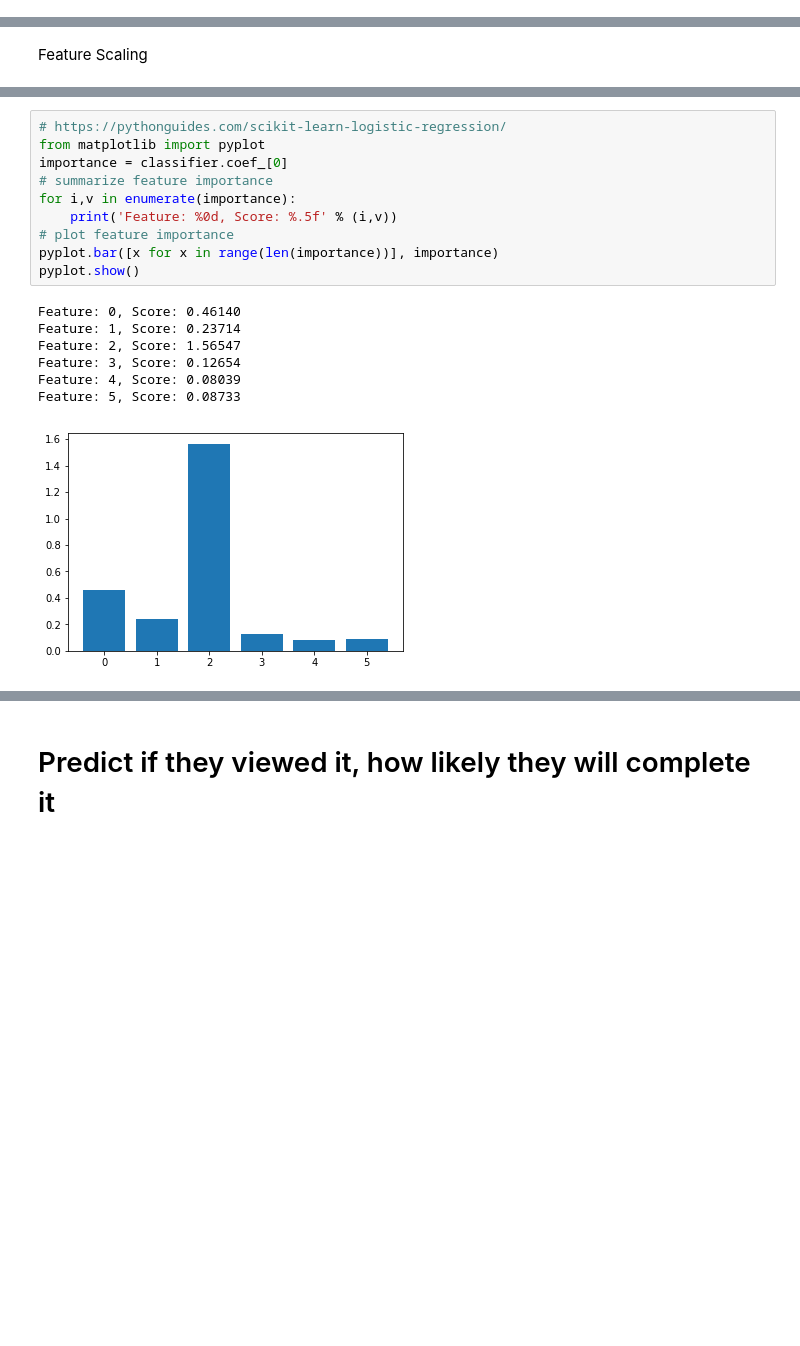
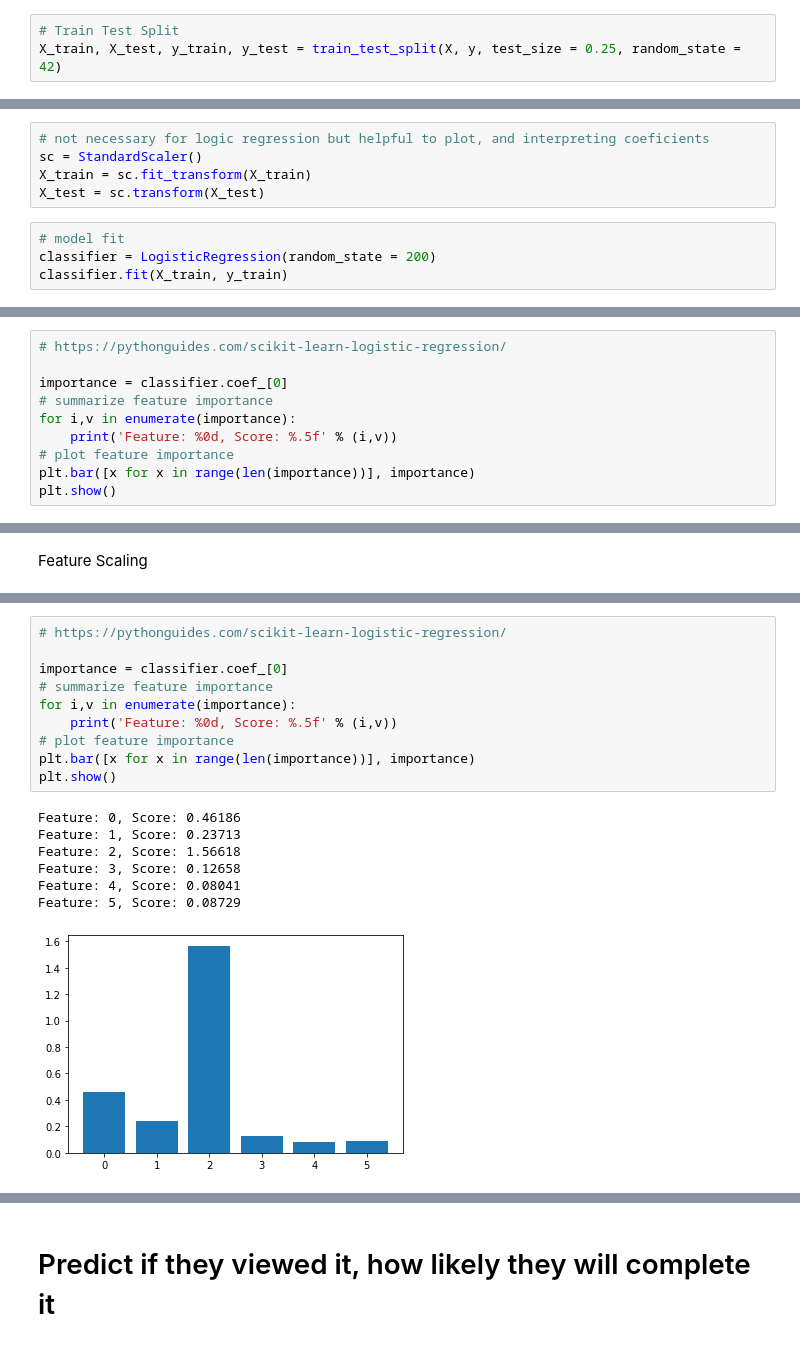
Before and after one commit to unafoca/udacity_ds_capstone, a Jupyter notebook: Starbucks_Capstone_notebook.ipynb, the cells around one changed output, grey strips where cells are left out. Drawn from its saved outputs; the diff is of its cells as text; blank space fills up the shorter version.

```diff
--- a/Starbucks_Capstone_notebook.ipynb
+++ b/Starbucks_Capstone_notebook.ipynb
@@ -608,0 +505,3 @@ dataset.head()
+# %%
+# Train Test Split
+X_train, X_test, y_train, y_test = train_test_split(X, y, test_size = 0.25, random_state = 42)
@@ -608,0 +510,9 @@ dataset.head()
+# %%
+# not necessary for logic regression but helpful to plot, and interpreting coeficients
+sc = StandardScaler()
+X_train = sc.fit_transform(X_train)
+X_test = sc.transform(X_test)
+# %%
+# model fit
+classifier = LogisticRegression(random_state = 200)
+classifier.fit(X_train, y_train)
@@ -608,0 +543,10 @@ dataset.head()
+# %%
+# https://pythonguides.com/scikit-learn-logistic-regression/
+
+importance = classifier.coef_[0]
+# summarize feature importance
+for i,v in enumerate(importance):
+    print('Feature: %0d, Score: %.5f' % (i,v))
+# plot feature importance
+plt.bar([x for x in range(len(importance))], importance)
+plt.show()
@@ -692,19 +657,19 @@ f1_score(y_test, y_pred)
 # %%
 # https://pythonguides.com/scikit-learn-logistic-regression/
-from matplotlib import pyplot
+
 importance = classifier.coef_[0]
 # summarize feature importance
 for i,v in enumerate(importance):
     print('Feature: %0d, Score: %.5f' % (i,v))
 # plot feature importance
-pyplot.bar([x for x in range(len(importance))], importance)
-pyplot.show()
+plt.bar([x for x in range(len(importance))], importance)
+plt.show()
 # %% [output]
-Feature: 0, Score: 0.46140
-Feature: 1, Score: 0.23714
-Feature: 2, Score: 1.56547
-Feature: 3, Score: 0.12654
-Feature: 4, Score: 0.08039
-Feature: 5, Score: 0.08733
+Feature: 0, Score: 0.46186
+Feature: 1, Score: 0.23713
+Feature: 2, Score: 1.56618
+Feature: 3, Score: 0.12658
+Feature: 4, Score: 0.08041
+Feature: 5, Score: 0.08729
-[figure, old version]
+[figure, new version]
 # %%
```
Also changed, not shown: parts of 124 cells of this notebook.
